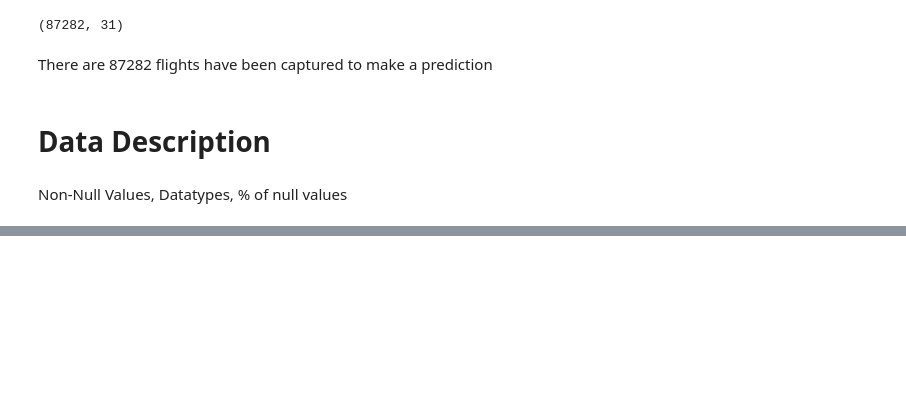
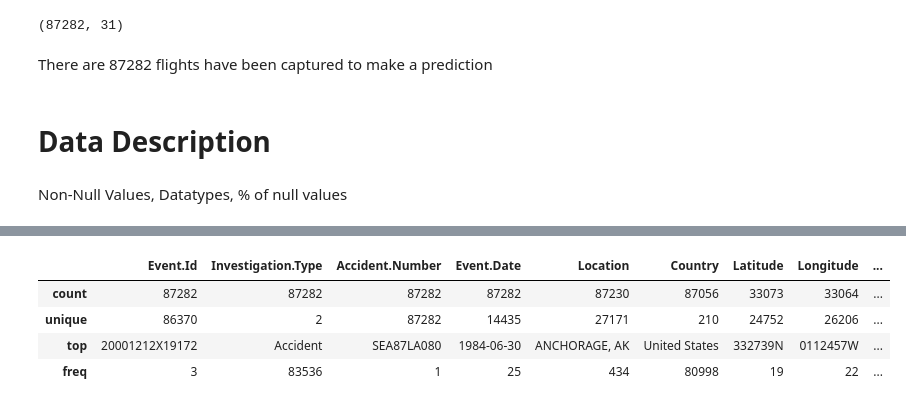
Before and after one commit to thisaraniNJ/Aircraft_Damage_Prediction, a Jupyter notebook: Aircraft_Damage_Prediction.ipynb, the cells around one changed output, grey strips where cells are left out. Cells and saved outputs as stored; diff of their text form; code cells hidden in the pictures; blank space fills up the shorter version.

```diff
--- a/Aircraft_Damage_Prediction.ipynb
+++ b/Aircraft_Damage_Prediction.ipynb
@@ -65,0 +80,8 @@ Description
+# %%
+Aviation.describe(include='object', exclude='number')
+# %% [output]
+|  | Event.Id | Investigation.Type | Accident.Number | Event.Date | Location | Country | Latitude | Longitude | ... |
+| count | 87282 | 87282 | 87282 | 87282 | 87230 | 87056 | 33073 | 33064 | ... |
+| unique | 86370 | 2 | 87282 | 14435 | 27171 | 210 | 24752 | 26206 | ... |
+| top | 20001212X19172 | Accident | SEA87LA080 | 1984-06-30 | ANCHORAGE, AK | United States | 332739N | 0112457W | ... |
+| freq | 3 | 83536 | 1 | 25 | 434 | 80998 | 19 | 22 | ... |
```
Also changed, not shown: parts of 4 cells of this notebook.
